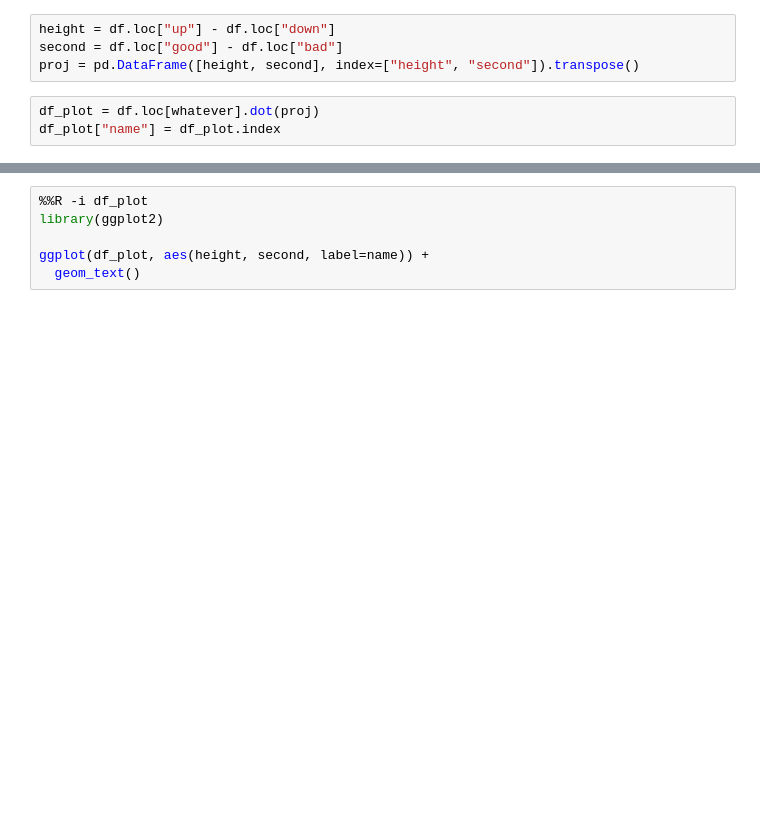
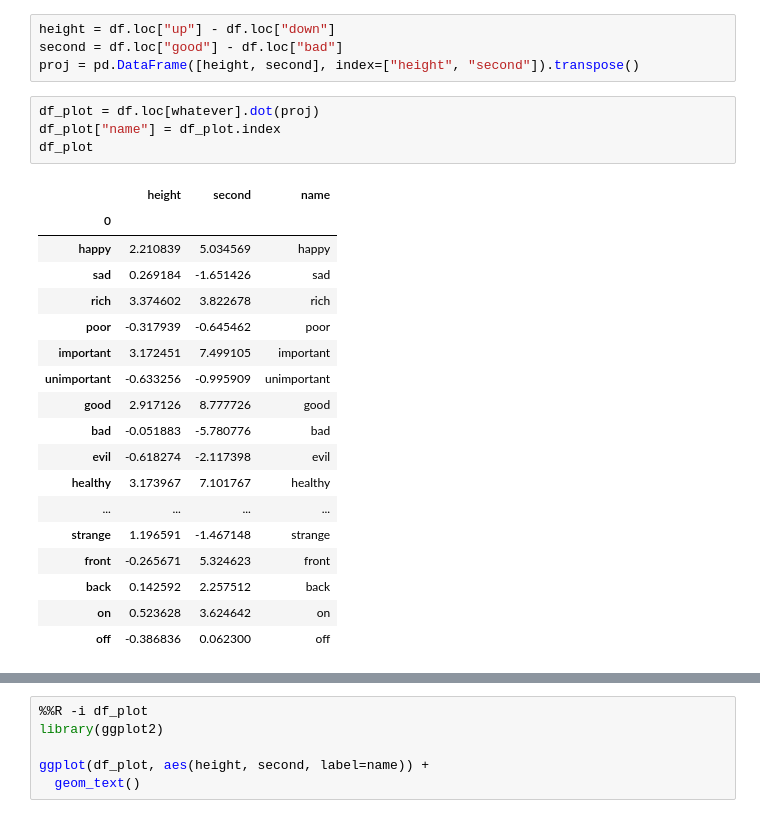
Before and after one commit to lamyiowce/word2viz, a Jupyter notebook: 1_metaphors.ipynb, the cells around one changed output, grey strips where cells are left out. Drawn from its saved outputs; the diff is of its cells as text; blank space fills up the shorter version.

```diff
--- a/1_metaphors.ipynb
+++ b/1_metaphors.ipynb
@@ -92,5 +92,25 @@ proj = pd.DataFrame([height, second], index=["height", "second"]).transpose()
 # %%
 df_plot = df.loc[whatever].dot(proj)
 df_plot["name"] = df_plot.index
+df_plot
+# %% [output]
+|  | height | second | name |
+| 0 |  |  |  |
+| happy | 2.210839 | 5.034569 | happy |
+| sad | 0.269184 | -1.651426 | sad |
+| rich | 3.374602 | 3.822678 | rich |
+| poor | -0.317939 | -0.645462 | poor |
+| important | 3.172451 | 7.499105 | important |
+| unimportant | -0.633256 | -0.995909 | unimportant |
+| good | 2.917126 | 8.777726 | good |
+| bad | -0.051883 | -5.780776 | bad |
+| evil | -0.618274 | -2.117398 | evil |
+| healthy | 3.173967 | 7.101767 | healthy |
+| ... | ... | ... | ... |
+| strange | 1.196591 | -1.467148 | strange |
+| front | -0.265671 | 5.324623 | front |
+| back | 0.142592 | 2.257512 | back |
+| on | 0.523628 | 3.624642 | on |
+| off | -0.386836 | 0.062300 | off |
 # %%
 %load_ext rpy2.ipython
```
Also changed, not shown: parts of 1 cell of this notebook, 4 other files.
